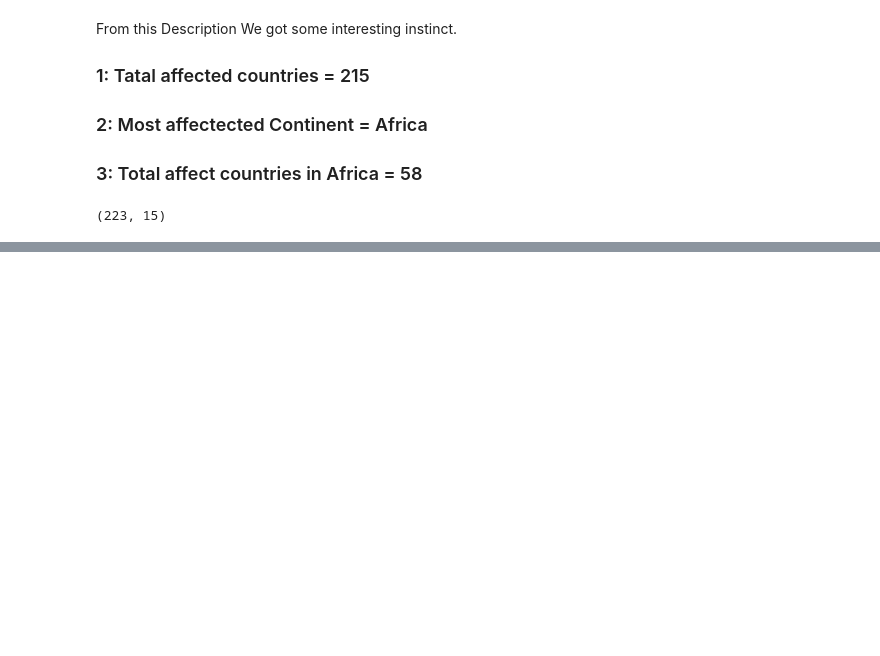
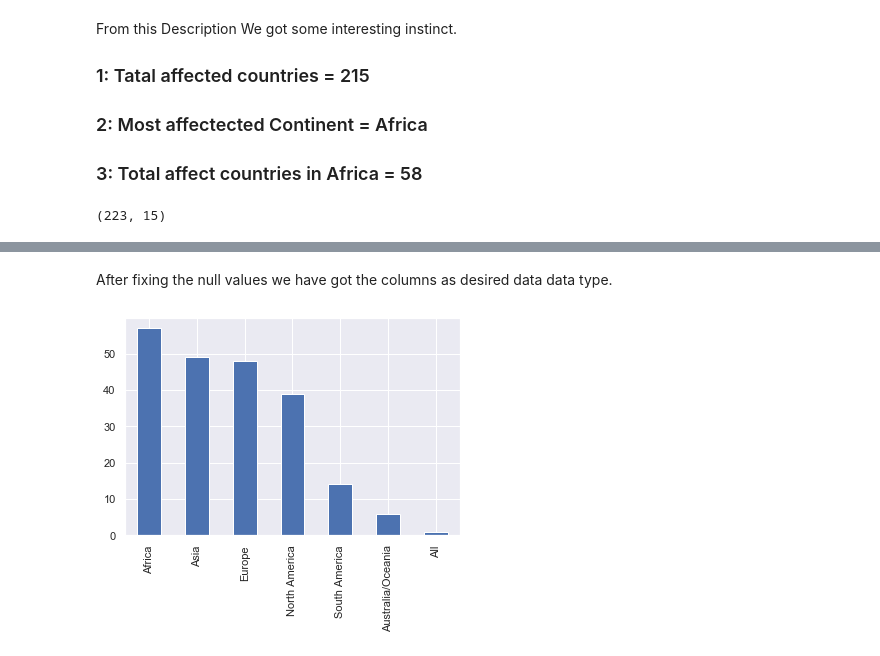
Before and after one commit to almamunx/Covid-19-Dashboard, a Jupyter notebook: COVID-19.ipynb, the cells around one changed output, grey strips where cells are left out. Cells and saved outputs as stored; diff of their text form; code cells hidden in the pictures; blank space fills up the shorter version.

Commit message:
fixed dataset and added some visualization

```diff
--- a/COVID-19.ipynb
+++ b/COVID-19.ipynb
@@ -172,0 +205,7 @@ df.tail()
+# %%
+cols = []
+for col in df.columns:
+    cols.append(col)
+cols.remove('Country')
+cols.remove('Continent')
+cols
@@ -172,0 +228,8 @@ df.tail()
+# %%
+for col in cols:
+    df[col] = df[col].str.replace(',','')
+    df[col] = df[col].str.replace('+','')
+    df[col] = df[col].str.replace(" ",'')
+    df[col] = pd.to_numeric(df[col])
+    df[col].fillna(df[col].mean(),inplace=True)
+df.isna().sum()
@@ -172,0 +282,6 @@ df.tail()
+# %% [markdown]
+After fixing the null values we have got the columns as desired data data type.
+# %%
+plot = df["Continent"].value_counts().plot(kind="bar")
+# %% [output]
+[figure, added]
```
Also changed, not shown: parts of 25 cells of this notebook.
